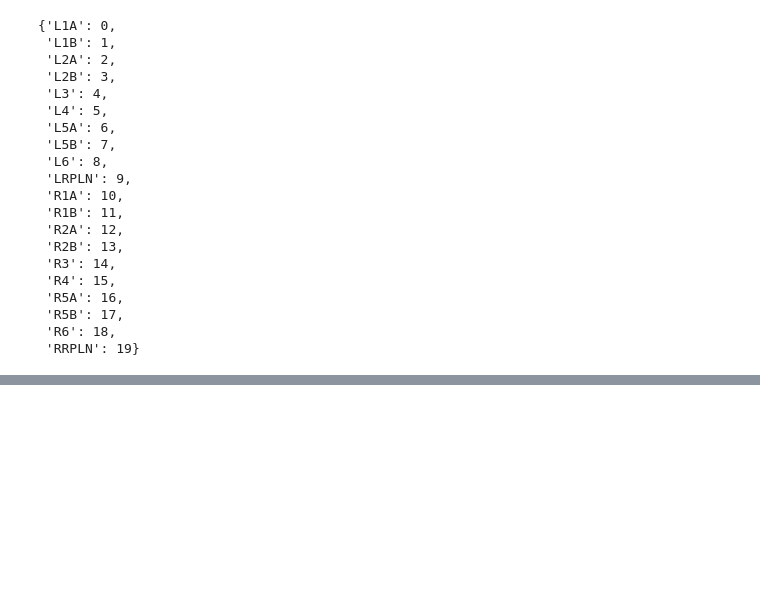
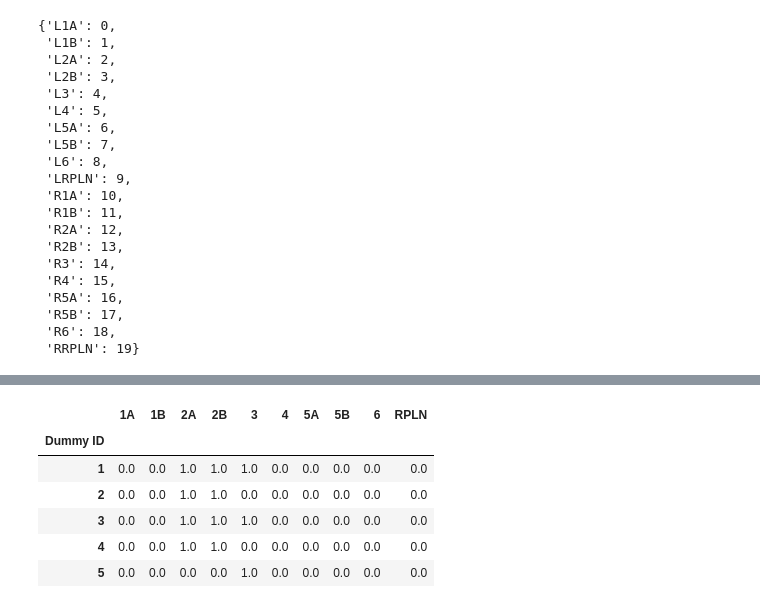
Before and after one commit to tehwentzel/LN_similarity, a Jupyter notebook: Similarity Testing.ipynb, the cells around one changed output, grey strips where cells are left out. Cells and saved outputs as stored; diff of their text form; code cells hidden in the pictures; blank space fills up the shorter version.

```diff
--- a/Similarity Testing.ipynb
+++ b/Similarity Testing.ipynb
@@ -76,9 +94,11 @@ data.describe()
 # %%
 monograms = pd.DataFrame(index = data.index, columns = nodes, dtype = np.int32).fillna(0)
-for p in data.itertuples():
-    for lymph_node in p._1:
-        monograms.loc[p.Index, lymph_node] = 1
-monograms.LRPLN[monograms.LRPLN != 0] = -1
-monograms.RRPLN[monograms.RRPLN != 0] = -1
-monograms.head(5)
+for pos, p in enumerate(data['Affected Lymph node UPPER']):
+    index = data.index[pos]
+    for lymph_node in p:
+        monograms.loc[index, lymph_node] = 1
+# monograms.LRPLN *= -1
+# monograms.RRPLN *= -1
+print(monograms.head(5))
+monograms.sum().transpose()
 # %% [output]
@@ -284,0 +192,14 @@ data.shape
+# %%
+assert(clean_names_string(monograms.loc[:,left_nodes]) == clean_names_string(monograms.loc[:,right_nodes]))
+dual_monograms = pd.DataFrame(monograms.loc[:,left_nodes].values + monograms.loc[:,right_nodes].values,
+             columns = clean_names(monograms.loc[:,left_nodes]),
+             index = monograms.index)
+dual_monograms.head()
+# %% [output]
+|  | 1A | 1B | 2A | 2B | 3 | 4 | 5A | 5B | 6 | RPLN |
+| Dummy ID |  |  |  |  |  |  |  |  |  |  |
+| 1 | 0.0 | 0.0 | 1.0 | 1.0 | 1.0 | 0.0 | 0.0 | 0.0 | 0.0 | 0.0 |
+| 2 | 0.0 | 0.0 | 1.0 | 1.0 | 0.0 | 0.0 | 0.0 | 0.0 | 0.0 | 0.0 |
+| 3 | 0.0 | 0.0 | 1.0 | 1.0 | 1.0 | 0.0 | 0.0 | 0.0 | 0.0 | 0.0 |
+| 4 | 0.0 | 0.0 | 1.0 | 1.0 | 0.0 | 0.0 | 0.0 | 0.0 | 0.0 | 0.0 |
+| 5 | 0.0 | 0.0 | 0.0 | 0.0 | 1.0 | 0.0 | 0.0 | 0.0 | 0.0 | 0.0 |
```
Also changed, not shown: parts of 23 cells of this notebook, 1 other file.
